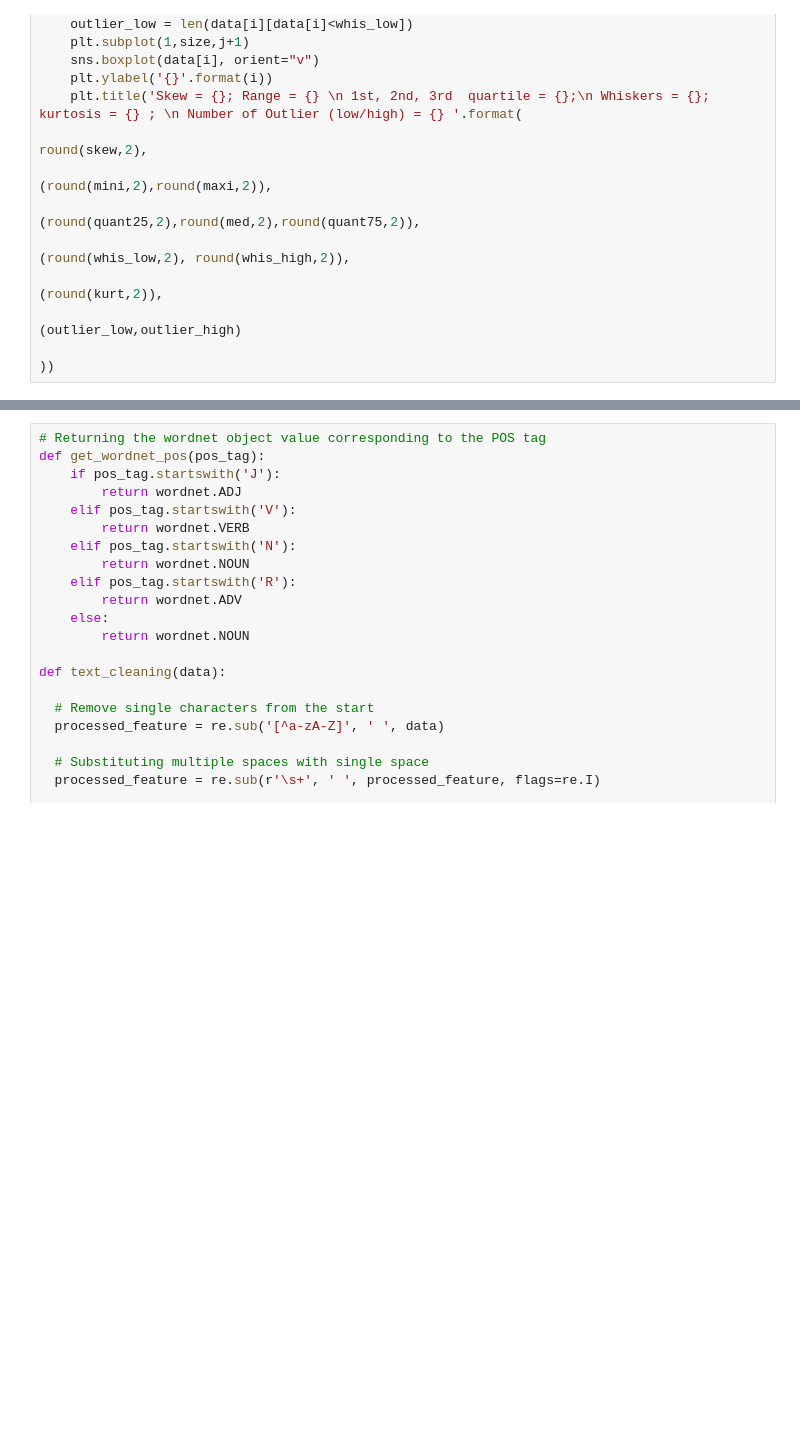
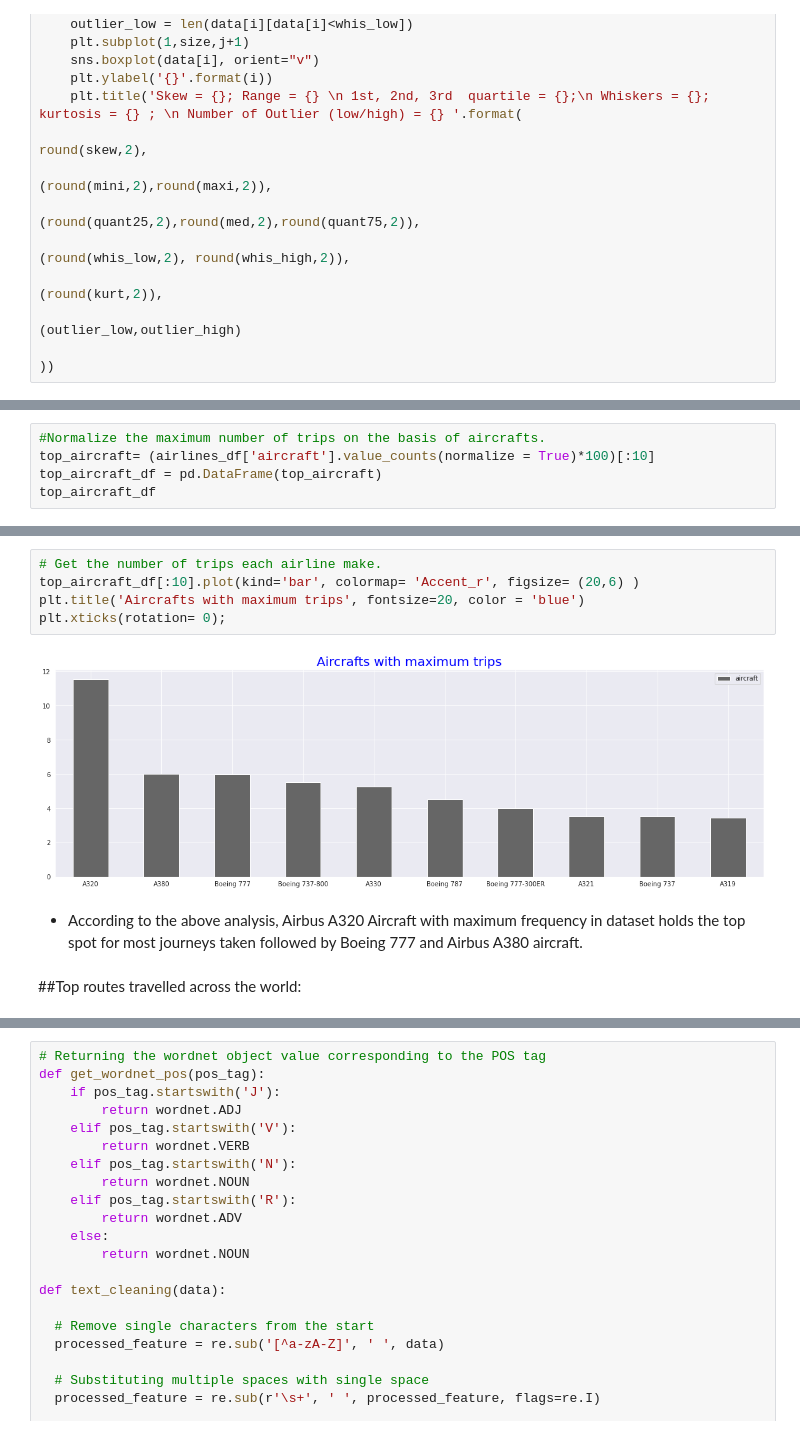
Before and after one commit to handetushar/Airline-Passenger-Referral-Prediction, a Jupyter notebook: Airline_Passenger_Referral_Prediction.ipynb, the cells around one changed output, grey strips where cells are left out. Saved outputs shown, nothing was run; the diff lists cells and outputs as text; blank space fills up the shorter version.

```diff
--- a/Airline_Passenger_Referral_Prediction.ipynb
+++ b/Airline_Passenger_Referral_Prediction.ipynb
@@ -432,0 +448,5 @@ airlines_df[['customer_review', 'recommended']]
+# %%
+#Normalize the maximum number of trips on the basis of aircrafts.
+top_aircraft= (airlines_df['aircraft'].value_counts(normalize = True)*100)[:10]
+top_aircraft_df = pd.DataFrame(top_aircraft)
+top_aircraft_df
@@ -432,0 +465,11 @@ airlines_df[['customer_review', 'recommended']]
+# %%
+# Get the number of trips each airline make.
+top_aircraft_df[:10].plot(kind='bar', colormap= 'Accent_r', figsize= (20,6) )
+plt.title('Aircrafts with maximum trips', fontsize=20, color = 'blue')
+plt.xticks(rotation= 0);
+# %% [output]
+[figure, added]
+# %% [markdown]
+* According to the above analysis, Airbus A320 Aircraft with maximum frequency in dataset holds the top spot for most journeys taken followed by Boeing 777 and Airbus A380 aircraft.
+# %% [markdown]
+##Top routes travelled across the world:
```
Also changed, not shown: parts of 77 cells of this notebook.
